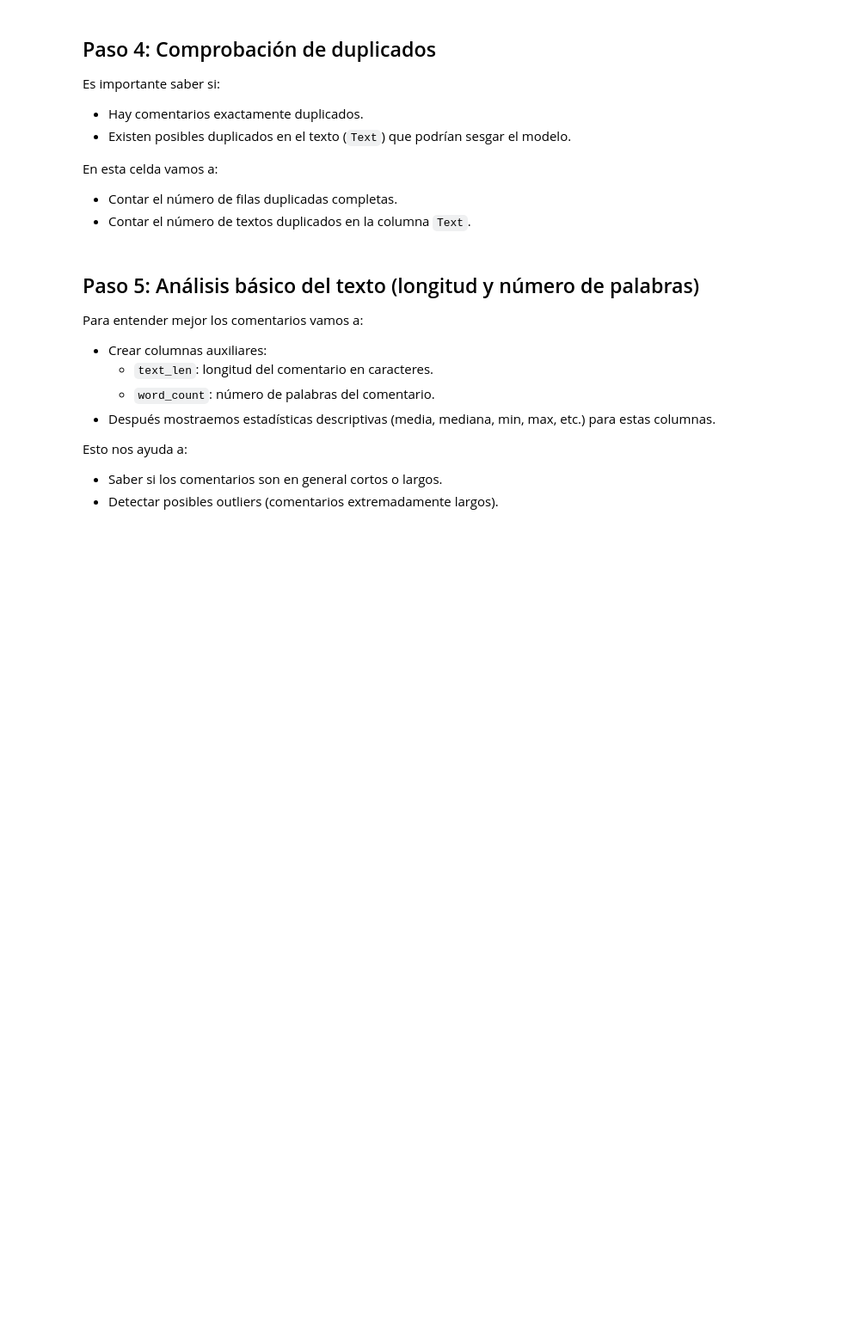
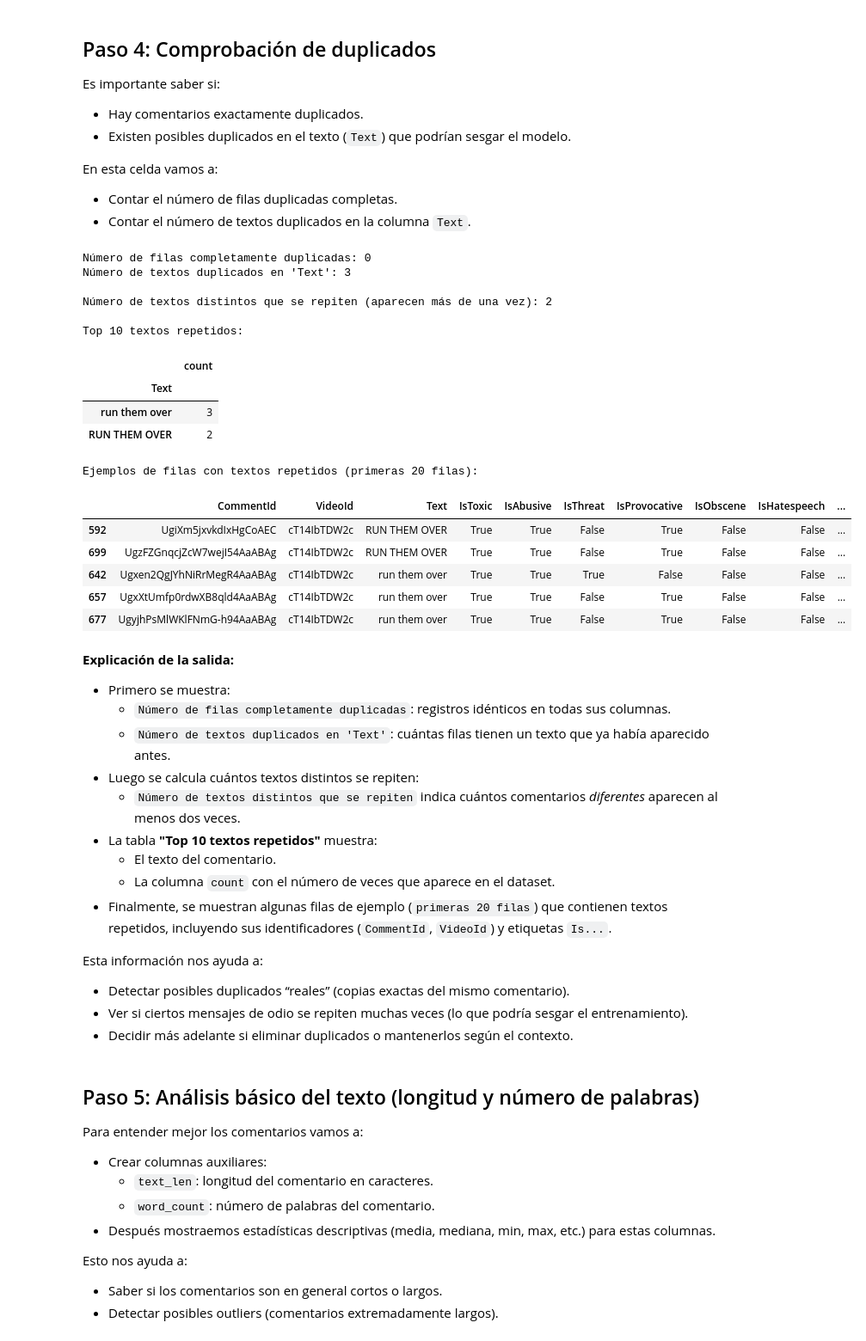
Before and after one commit to Bootcamp-IA-P5/Proyecto_X_NLP_G4, a Jupyter notebook: backend/notebooks/4.2-eda.ipynb, the cells around one changed output. Shown at 86% size. Cells and saved outputs as stored; diff of their text form; code cells hidden in the pictures; blank space fills up the shorter version.

```diff
--- a/backend/notebooks/4.2-eda.ipynb
+++ b/backend/notebooks/4.2-eda.ipynb
@@ -168,27 +195,91 @@ En esta celda vamos a:
 # %%
 # Paso 4: Check for duplicated rows and duplicated texts
 
 # Completely duplicated rows (all columns identical)
 num_duplicated_rows = df.duplicated().sum()
 
 # Duplicated texts (same comment text, regardless of other columns)
 num_duplicated_texts = df["Text"].duplicated().sum()
 
 print(f"Número de filas completamente duplicadas: {num_duplicated_rows}")
 print(f"Número de textos duplicados en 'Text': {num_duplicated_texts}")
 
+# Count how many times each text appears
+text_counts = df["Text"].value_counts()
+
+# Select only texts that appear more than once (repeated comments)
+repeated_texts_counts = text_counts[text_counts > 1]
+
+print("\nNúmero de textos distintos que se repiten (aparecen más de una vez):", len(repeated_texts_counts))
+
+# Show the top repeated texts with their counts
+print("\nTop 10 textos repetidos:")
+display(repeated_texts_counts.head(10).to_frame(name="count"))
+
+# Show a few example rows for repeated texts (to see context: ids, labels, etc.)
+duplicated_text_rows = df[df["Text"].isin(repeated_texts_counts.index)].copy()
+duplicated_text_rows = duplicated_text_rows.sort_values("Text")
+
+print("\nEjemplos de filas con textos repetidos (primeras 20 filas):")
+display(duplicated_text_rows.head(20))
+
 display(Markdown(
-f"""
+"""
 **Explicación de la salida:**
 
-- `Número de filas completamente duplicadas`: registros que son idénticos en todas sus columnas.
-- `Número de textos duplicados en 'Text'`: comentarios cuyo texto se repite, aunque `VideoId` u otras columnas puedan variar.
+- Primero se muestra:
+  - `Número de filas completamente duplicadas`: registros idénticos en todas sus columnas.
+  - `Número de textos duplicados en 'Text'`: cuántas filas tienen un texto que ya había aparecido antes.
+- Luego se calcula cuántos textos distintos se repiten:
+  - `Número de textos distintos que se repiten` indica cuántos comentarios *diferentes* aparecen al menos dos veces.
+- La tabla **"Top 10 textos repetidos"** muestra:
+  - El texto del comentario.
+  - La columna `count` con el número de veces que aparece en el dataset.
+- Finalmente, se muestran algunas filas de ejemplo (`primeras 20 filas`) que contienen textos repetidos,
+  incluyendo sus identificadores (`CommentId`, `VideoId`) y etiquetas `Is...`.
 
-Esta información nos permite decidir posteriormente si:
-- Eliminamos algunas filas duplicadas para evitar que ciertos comentarios tengan demasiado peso, o
-- Mantenemos los duplicados si consideramos que el contexto (p. ej., vídeo diferente) es relevante.
+Esta información nos ayuda a:
+- Detectar posibles duplicados “reales” (copias exactas del mismo comentario).
+- Ver si ciertos mensajes de odio se repiten muchas veces (lo que podría sesgar el entrenamiento).
+- Decidir más adelante si eliminar duplicados o mantenerlos según el contexto.
 """
 ))
+# %% [output]
+Número de filas completamente duplicadas: 0
+Número de textos duplicados en 'Text': 3
+
+Número de textos distintos que se repiten (aparecen más de una vez): 2
+
+Top 10 textos repetidos:
+|  | count |
+| Text |  |
+| run them over | 3 |
+| RUN THEM OVER | 2 |
+Ejemplos de filas con textos repetidos (primeras 20 filas):
+|  | CommentId | VideoId | Text | IsToxic | IsAbusive | IsThreat | IsProvocative | IsObscene | IsHatespeech | ... |
+| 592 | UgiXm5jxvkdIxHgCoAEC | cT14IbTDW2c | RUN THEM OVER | True | True | False | True | False | False | ... |
+| 699 | UgzFZGnqcjZcW7wejI54AaABAg | cT14IbTDW2c | RUN THEM OVER | True | True | False | True | False | False | ... |
+| 642 | Ugxen2QgJYhNiRrMegR4AaABAg | cT14IbTDW2c | run them over | True | True | True | False | False | False | ... |
+| 657 | UgxXtUmfp0rdwXB8qld4AaABAg | cT14IbTDW2c | run them over | True | True | False | True | False | False | ... |
+| 677 | UgyjhPsMlWKlFNmG-h94AaABAg | cT14IbTDW2c | run them over | True | True | False | True | False | False | ... |
+
+**Explicación de la salida:**
+
+- Primero se muestra:
+  - `Número de filas completamente duplicadas`: registros idénticos en todas sus columnas.
+  - `Número de textos duplicados en 'Text'`: cuántas filas tienen un texto que ya había aparecido antes.
+- Luego se calcula cuántos textos distintos se repiten:
+  - `Número de textos distintos que se repiten` indica cuántos comentarios *diferentes* aparecen al menos dos veces.
+- La tabla **"Top 10 textos repetidos"** muestra:
+  - El texto del comentario.
+  - La columna `count` con el número de veces que aparece en el dataset.
+- Finalmente, se muestran algunas filas de ejemplo (`primeras 20 filas`) que contienen textos repetidos,
+  incluyendo sus identificadores (`CommentId`, `VideoId`) y etiquetas `Is...`.
+
+Esta información nos ayuda a:
+- Detectar posibles duplicados “reales” (copias exactas del mismo comentario).
+- Ver si ciertos mensajes de odio se repiten muchas veces (lo que podría sesgar el entrenamiento).
+- Decidir más adelante si eliminar duplicados o mantenerlos según el contexto.
 # %% [markdown]
 ## Paso 5: Análisis básico del texto (longitud y número de palabras)
 
```
Also changed, not shown: parts of 5 cells of this notebook, 2 other files.
